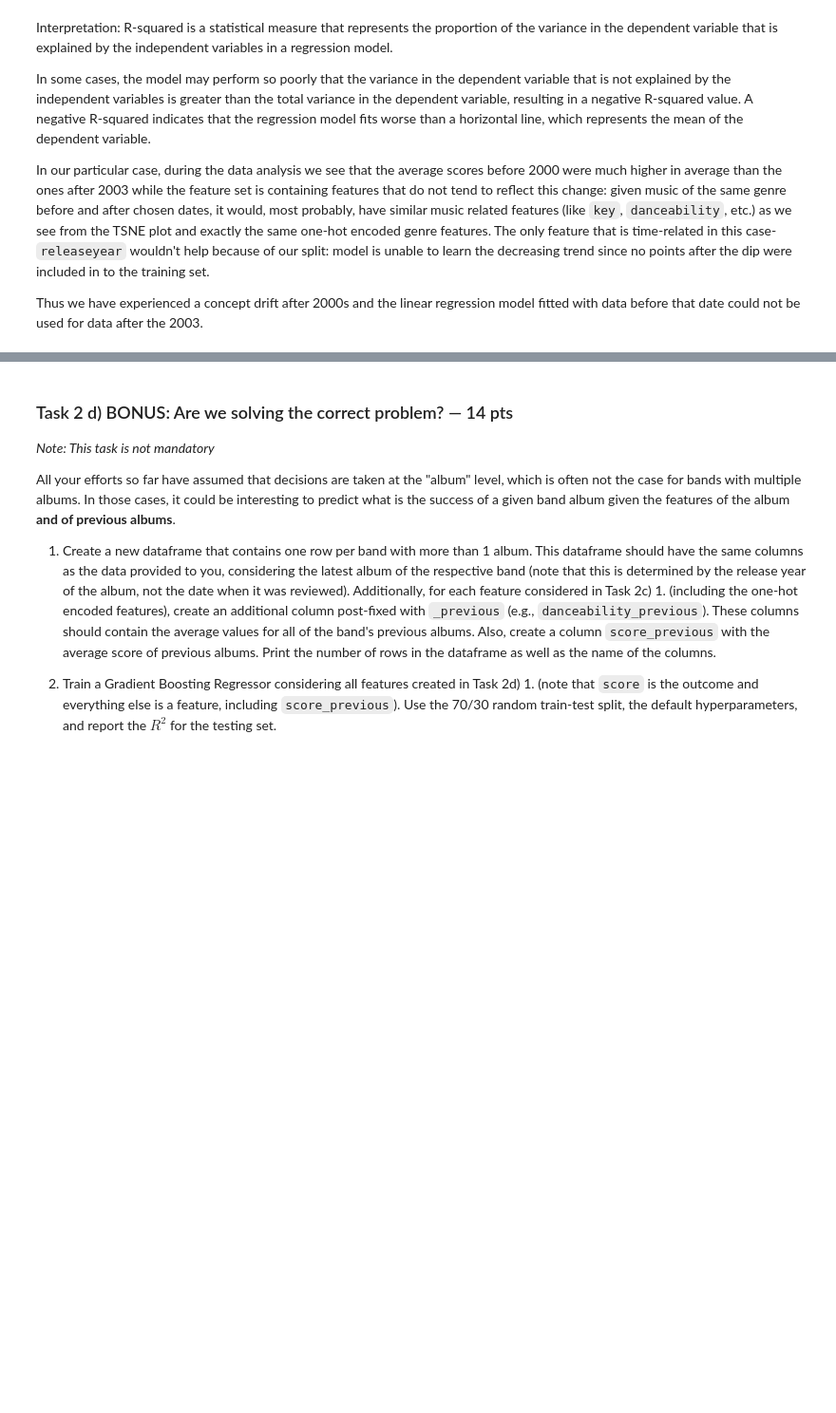
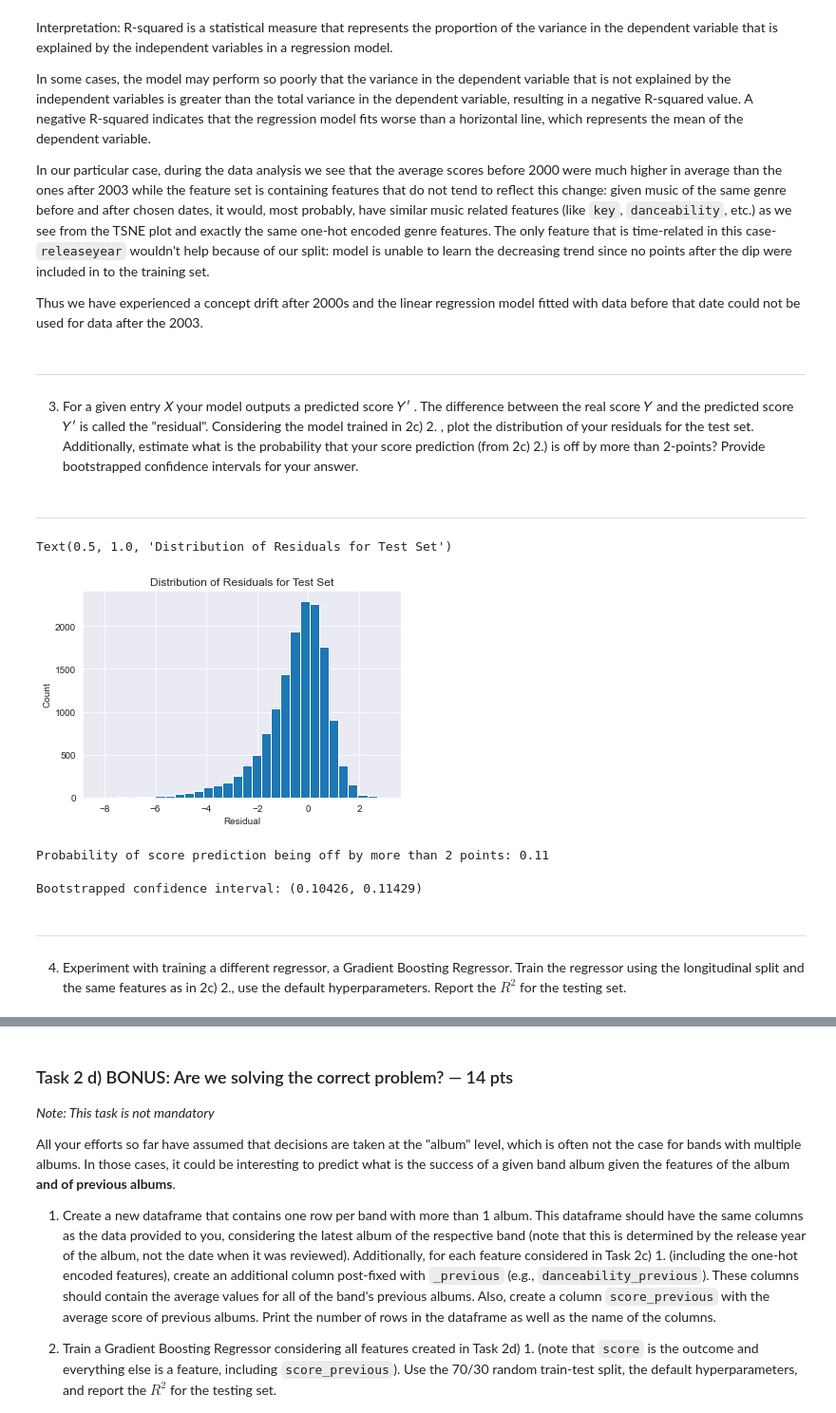
Before and after one commit to vlapparov/pricenow-ml-challenge, a Jupyter notebook: pricenow-ml-challenge.ipynb, the cells around one changed output, grey strips where cells are left out. Shown: that part at 95% size. Cells and saved outputs as stored; diff of their text form; code cells hidden in the pictures; blank space fills up the shorter version.

```diff
--- a/pricenow-ml-challenge.ipynb
+++ b/pricenow-ml-challenge.ipynb
@@ -511,11 +512,11 @@ X_longitudinal_test, y_longitudinal_test = (
     data_after_2003["score"],
 )
 # %%
-_ = fit_model(
+lm_longitudinal_model = fit_model(
     X_train=X_longitudinal_train,
     y_train=y_longitudinal_train,
     X_test=X_longitudinal_test,
     y_test=y_longitudinal_test,
-    scale=True,
+    scale=False,
 )
 # %% [output]
@@ -630,3 +632,32 @@ In some cases, the model may perform so poorly that the variance in the dependen
 In our particular case, during the data analysis we see that the average scores before 2000 were much higher in average than the ones after 2003 while the feature set is containing features that do not tend to reflect this change: given music of the same genre before and after chosen dates, it would, most probably, have similar music related features (like `key`, `danceability`, etc.) as we see from the TSNE plot and exactly the same one-hot encoded genre features. The only feature that is time-related in this case- `releaseyear` wouldn't help because of our split: model is unable to learn the decreasing trend since no points after the dip were included in to the training set.
 
 Thus we have experienced a concept drift after 2000s and the linear regression model fitted with data before that date could not be used for data after the 2003.
+# %% [markdown]
+---
+# %% [markdown]
+3. For a given entry  𝑋
+  your model outputs a predicted score  𝑌′
+ . The difference between the real score  𝑌
+  and the predicted score  𝑌′
+  is called the "residual". Considering the model trained in 2c) 2. , plot the distribution of your residuals for the test set. Additionally, estimate what is the probability that your score prediction (from 2c) 2.) is off by more than 2-points? Provide bootstrapped confidence intervals for your answer.
+# %% [markdown]
+---
+# %%
+y_longitudinal_pred = lm_longitudinal_model.predict(X_longitudinal_test)
+residuals = y_longitudinal_test.values - y_longitudinal_pred
+# %%
+plt.hist(residuals, bins=30)
+plt.xlabel('Residual')
+plt.ylabel('Count')
+plt.title('Distribution of Residuals for Test Set')
+# %% [output]
+Text(0.5, 1.0, 'Distribution of Residuals for Test Set')
+[figure, added]
+# %%
+num_bad_preds = len([r for r in residuals if r > 2 or r < -2])
+prob_bad_pred = num_bad_preds / len(residuals)
+print(
+    f"Probability of score prediction being off by more than 2 points: {prob_bad_pred:.2f}"
+)
+# %% [output]
+Probability of score prediction being off by more than 2 points: 0.11
@@ -632,0 +687,9 @@ Thus we have experienced a concept drift after 2000s and the linear regression m
+# %%
+print(f'Bootstrapped confidence interval: ({lower_ci:.5f}, {upper_ci:.5f})')
+# %% [output]
+Bootstrapped confidence interval: (0.10426, 0.11429)
+# %% [markdown]
+---
+# %% [markdown]
+4. Experiment with training a different regressor, a Gradient Boosting Regressor. Train the regressor using the longitudinal split and the same features as in 2c) 2., use the default hyperparameters. Report the $𝑅^2$
+  for the testing set.
```
Also changed, not shown: parts of 6 cells of this notebook, 1 other file.
